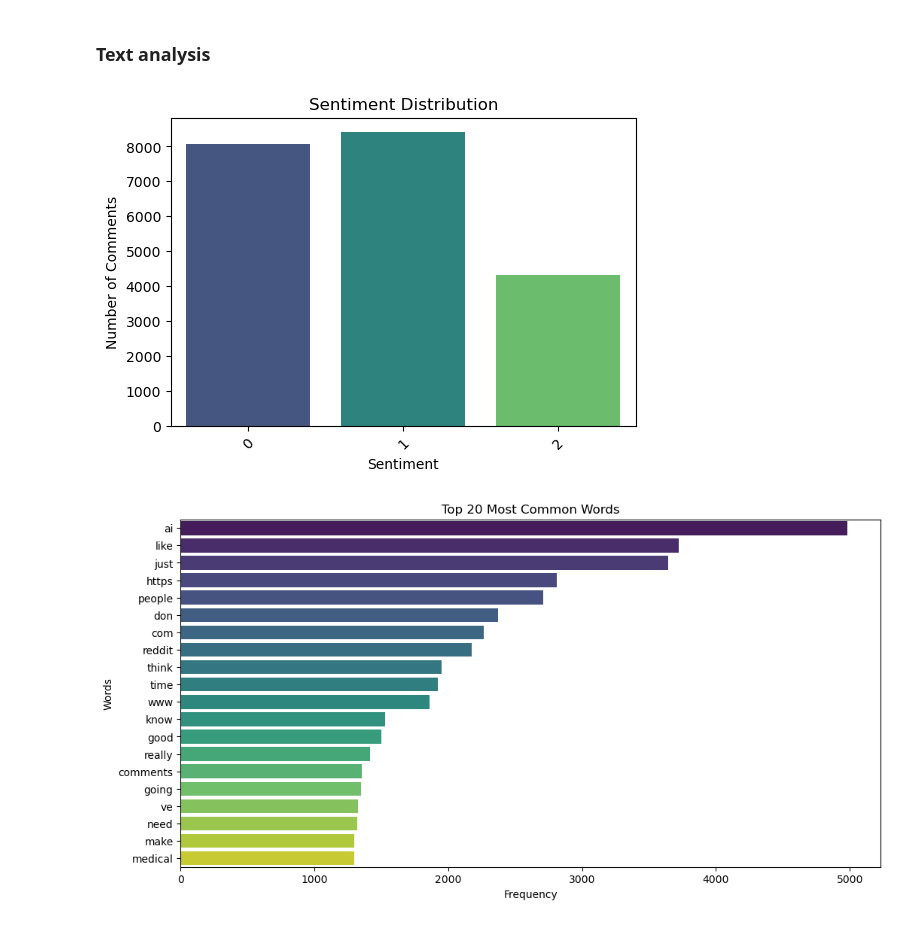
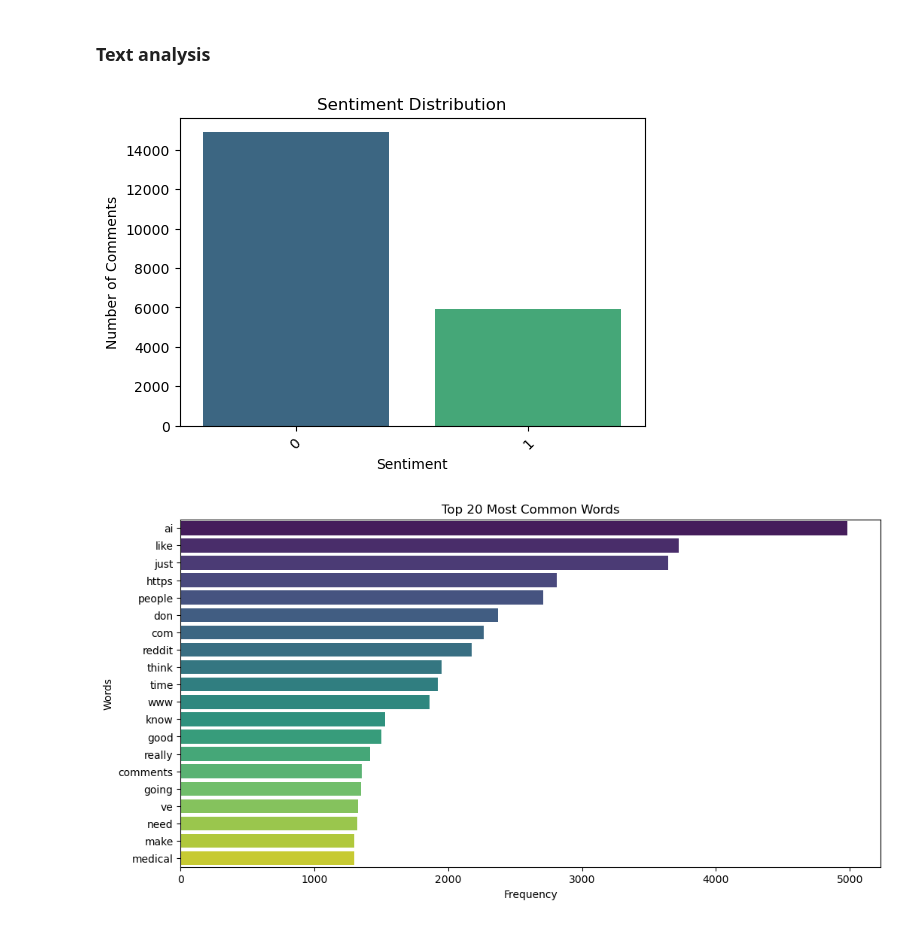
Before and after one commit to ilyasyeskenov/Reddit_sentiment_analysis, a Jupyter notebook: EDA.ipynb, the cells around one changed output. Cells and saved outputs as stored; diff of their text form; code cells hidden in the pictures.

```diff
--- a/EDA.ipynb
+++ b/EDA.ipynb
@@ -257,14 +298,14 @@ plt.show()
 # %%
 # Sentiment Distribution
 plt.figure(figsize=(6, 4))
-sns.countplot(x='sentiment', data=data, palette='viridis')
+sns.countplot(x='mysentiment', data=data, palette='viridis')
 plt.title('Sentiment Distribution')
 plt.xlabel('Sentiment')
 plt.ylabel('Number of Comments')
 plt.xticks(rotation=45)
 plt.show()
 # %% [output]
-[figure, old version]
+[figure, new version]
 # %%
 # Creating WordCloud
 
```
Also changed, not shown: parts of 1 cell of this notebook, 1 other file.
